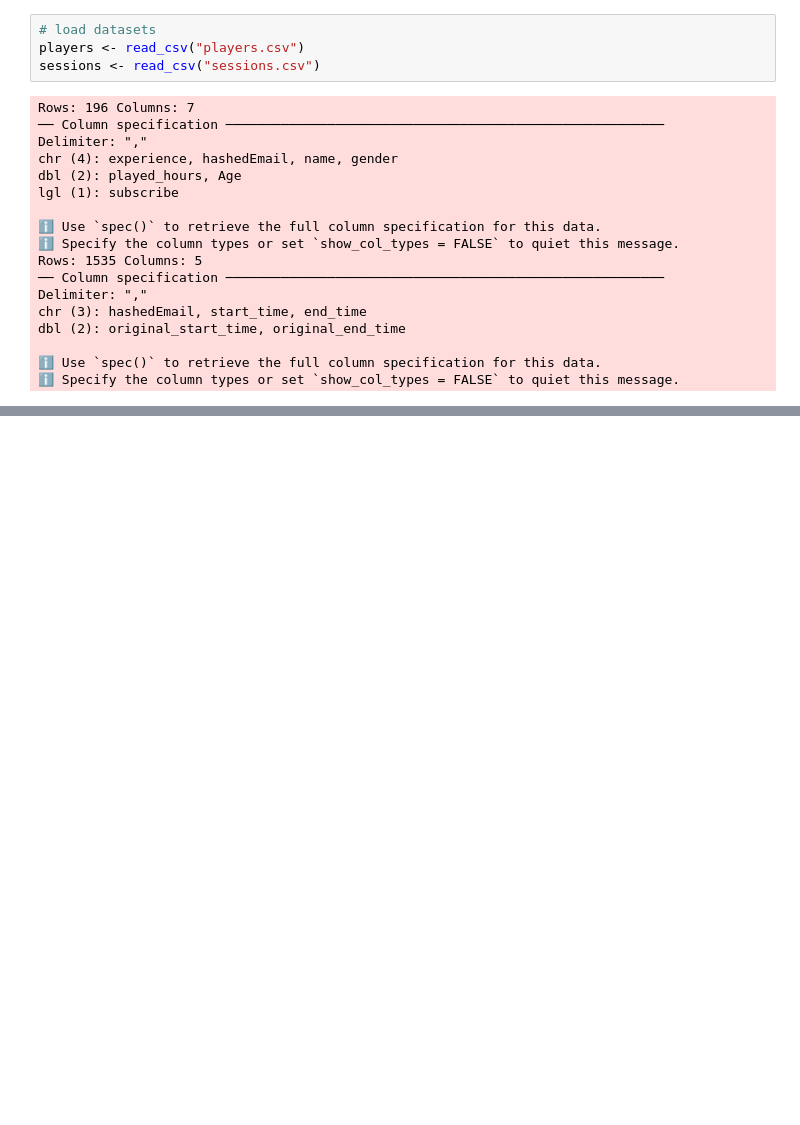
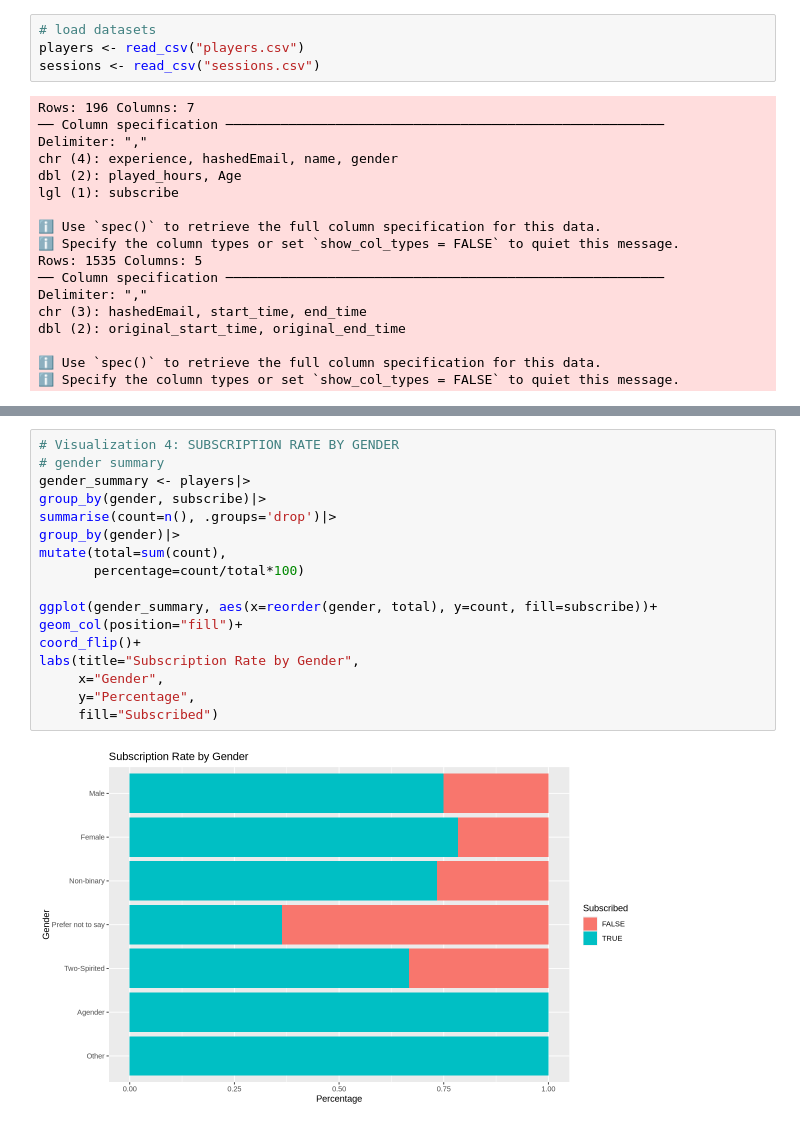
Before and after one commit to AmyJia29/DSCI_V100Project, a Jupyter notebook: individual_planning_stage.ipynb, the cells around one changed output, grey strips where cells are left out. Cells and saved outputs as stored; diff of their text form; blank space fills up the shorter version.

```diff
--- a/individual_planning_stage.ipynb
+++ b/individual_planning_stage.ipynb
@@ -105,0 +378,19 @@ Subscription status: 52 144
+# %%
+# Visualization 4: SUBSCRIPTION RATE BY GENDER
+# gender summary
+gender_summary <- players|>
+group_by(gender, subscribe)|>
+summarise(count=n(), .groups='drop')|>
+group_by(gender)|>
+mutate(total=sum(count),
+       percentage=count/total*100)
+
+ggplot(gender_summary, aes(x=reorder(gender, total), y=count, fill=subscribe))+
+geom_col(position="fill")+
+coord_flip()+
+labs(title="Subscription Rate by Gender",
+     x="Gender",
+     y="Percentage",
+     fill="Subscribed")
+# %% [output]
+[figure, added]
```
Also changed, not shown: parts of 24 cells of this notebook.
